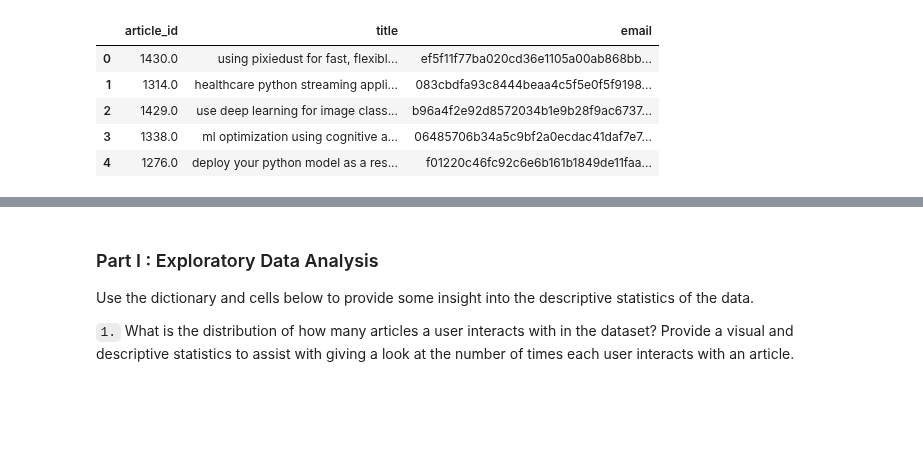
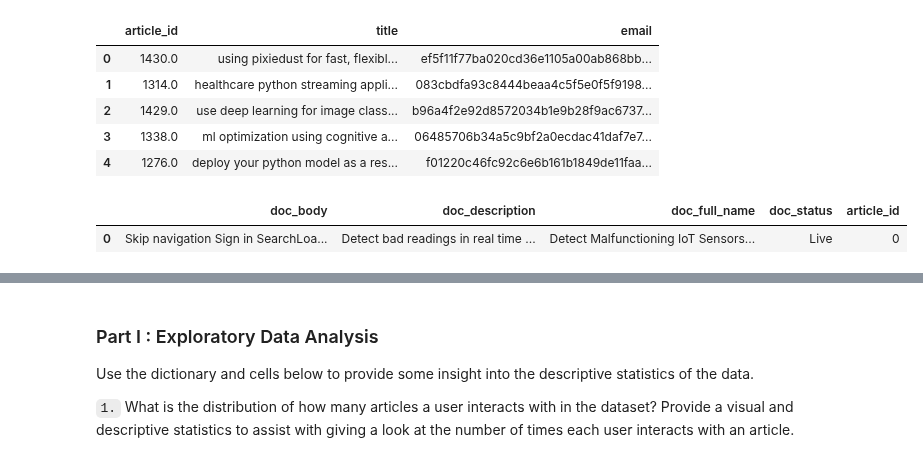
Before and after one commit to paulstancliffe/Recommendation-System-IBM, a Jupyter notebook: Recommendations_with_IBM.ipynb, the cells around one changed output, grey strips where cells are left out. Drawn from its saved outputs; the diff is of its cells as text; code cells hidden in the pictures; blank space fills up the shorter version.

```diff
--- a/Recommendations_with_IBM.ipynb
+++ b/Recommendations_with_IBM.ipynb
@@ -42,6 +42,11 @@ df.head()
 | 2 | 1429.0 | use deep learning for image class... | b96a4f2e92d8572034b1e9b28f9ac6737... |
 | 3 | 1338.0 | ml optimization using cognitive a... | 06485706b34a5c9bf2a0ecdac41daf7e7... |
 | 4 | 1276.0 | deploy your python model as a res... | f01220c46fc92c6e6b161b1849de11faa... |
+# %%
+df_content.loc[df_content['doc_full_name'] == 'Detect Malfunctioning IoT Sensors with Streaming Analytics']
+# %% [output]
+|  | doc_body | doc_description | doc_full_name | doc_status | article_id |
+| 0 | Skip navigation Sign in SearchLoa... | Detect bad readings in real time ... | Detect Malfunctioning IoT Sensors... | Live | 0 |
 # %%
 df.sample(10)
 # %% [output]
```
Also changed, not shown: parts of 9 cells of this notebook.
